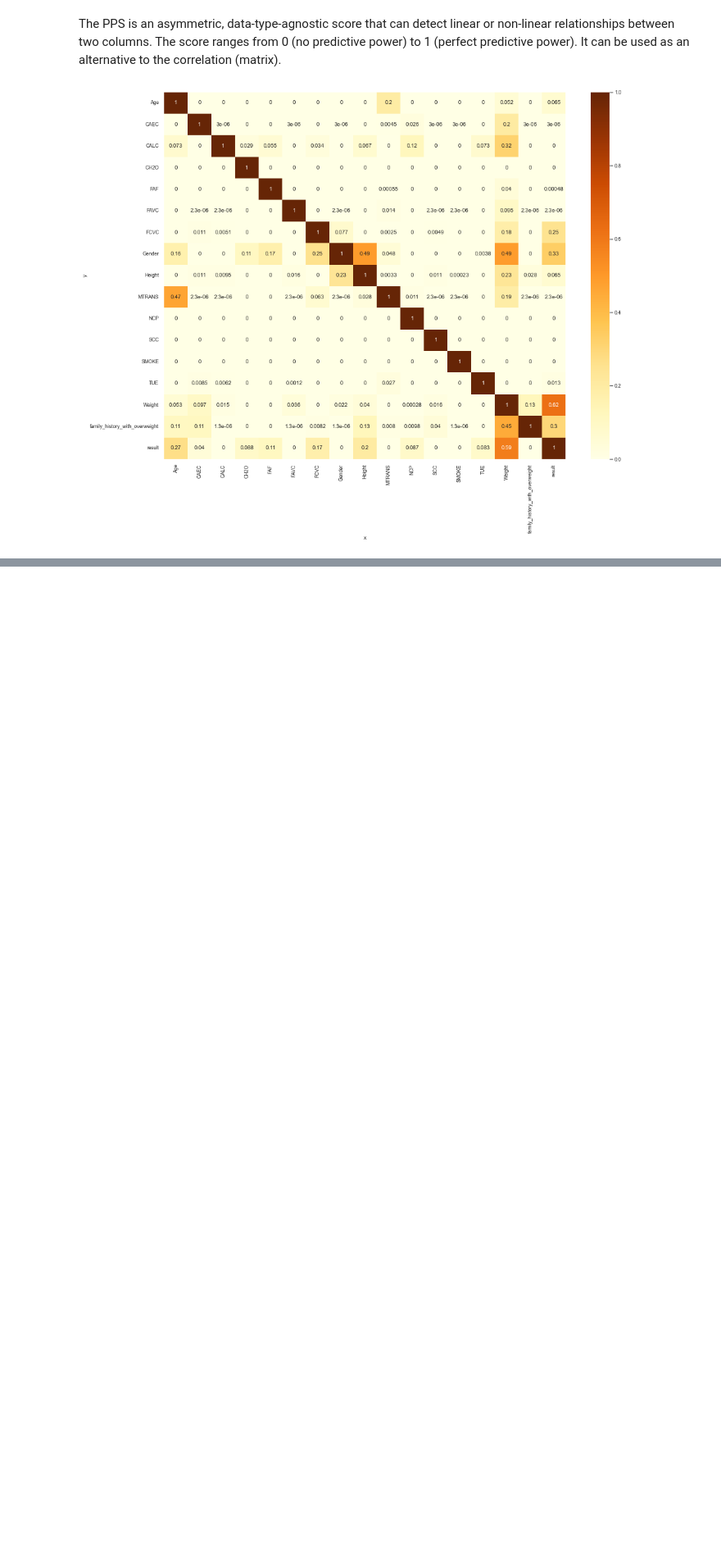
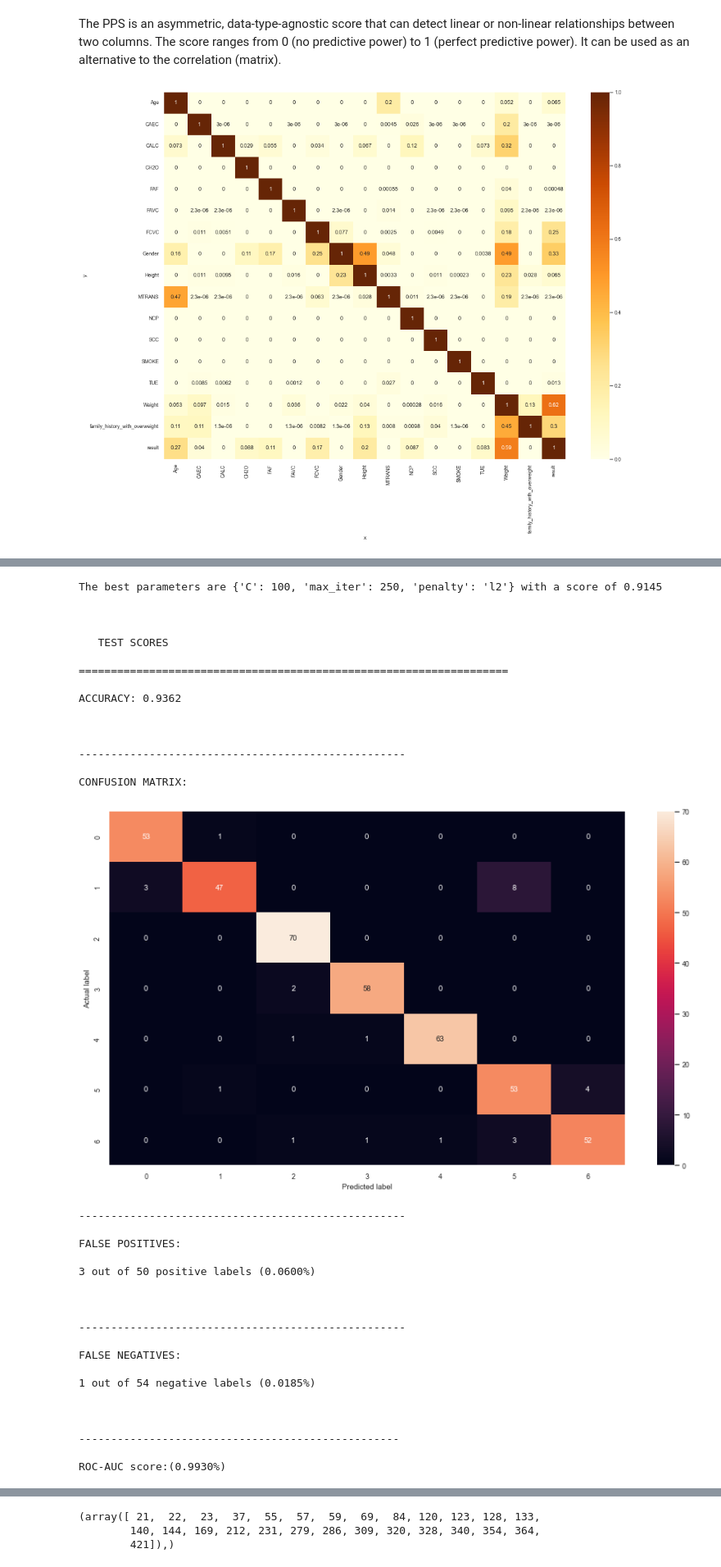
Before and after one commit to SanketAgwl/Obesity-Prediction-Data-Science, a Jupyter notebook: project.ipynb, the cells around one changed output, grey strips where cells are left out. Shown at 82% size. Saved outputs shown, nothing was run; the diff lists cells and outputs as text; code cells hidden in the pictures; blank space fills up the shorter version.

```diff
--- a/project.ipynb
+++ b/project.ipynb
@@ -954,0 +1046,25 @@ weighted avg       0.97      0.97      0.97       423
+# %%
+logit = LogisticRegression(solver='lbfgs', random_state=0)
+# parameters
+parameters = {
+                "penalty":['l1', 'l2'],
+                "C": [0.01, 0.1, 1, 10, 100],
+                "max_iter": [250],
+                "penalty":["l1","l2"]
+             }
+
+# grid search for parameters
+grid_5 = GridSearchCV(estimator=logit, param_grid=parameters, cv=cv, n_jobs=-1)
+grid_5.fit(X_train, y_train)
+
+# print best scores
+print("The best parameters are %s with a score of %0.4f\n"
+      % (grid_5.best_params_, grid_5.best_score_))
+
+# prediction results
+y_pred = grid_5.predict(X_test)
+y_prob = grid_5.predict_proba(X_test)
+
+# print accuracy metrics
+display_test_scores(y_test, y_pred, y_prob)
+# %% [output]
@@ -954,0 +1088,35 @@ weighted avg       0.97      0.97      0.97       423
+The best parameters are {'C': 100, 'max_iter': 250, 'penalty': 'l2'} with a score of 0.9145
+
+
+
+   TEST SCORES
+
+===================================================================
+
+ACCURACY: 0.9362
+
+
+
+---------------------------------------------------
+
+CONFUSION MATRIX:
+[figure, added]
+---------------------------------------------------
+
+FALSE POSITIVES:
+
+3 out of 50 positive labels (0.0600%)
+
+
+
+---------------------------------------------------
+
+FALSE NEGATIVES:
+
+1 out of 54 negative labels (0.0185%)
+
+
+
+--------------------------------------------------
+
+ROC-AUC score:(0.9930%)
@@ -954,0 +1142,3 @@ weighted avg       0.97      0.97      0.97       423
+(array([ 21,  22,  23,  37,  55,  57,  59,  69,  84, 120, 123, 128, 133,
+        140, 144, 169, 212, 231, 279, 286, 309, 320, 328, 340, 354, 364,
+        421]),)
```
Also changed, not shown: parts of 64 cells of this notebook.
